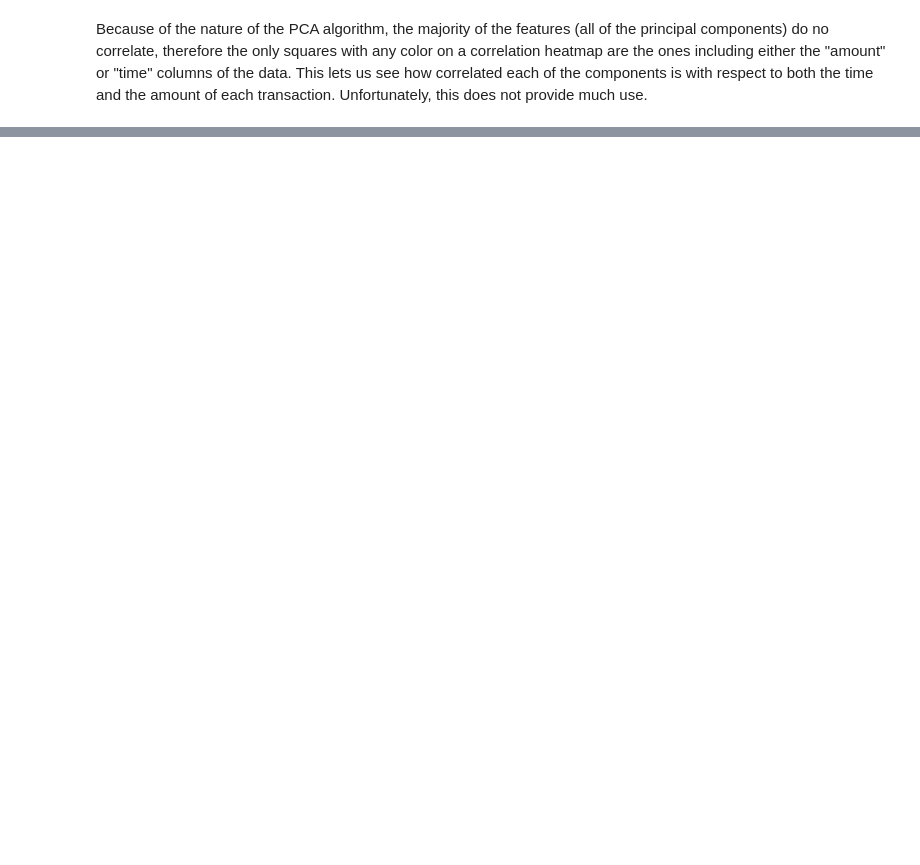
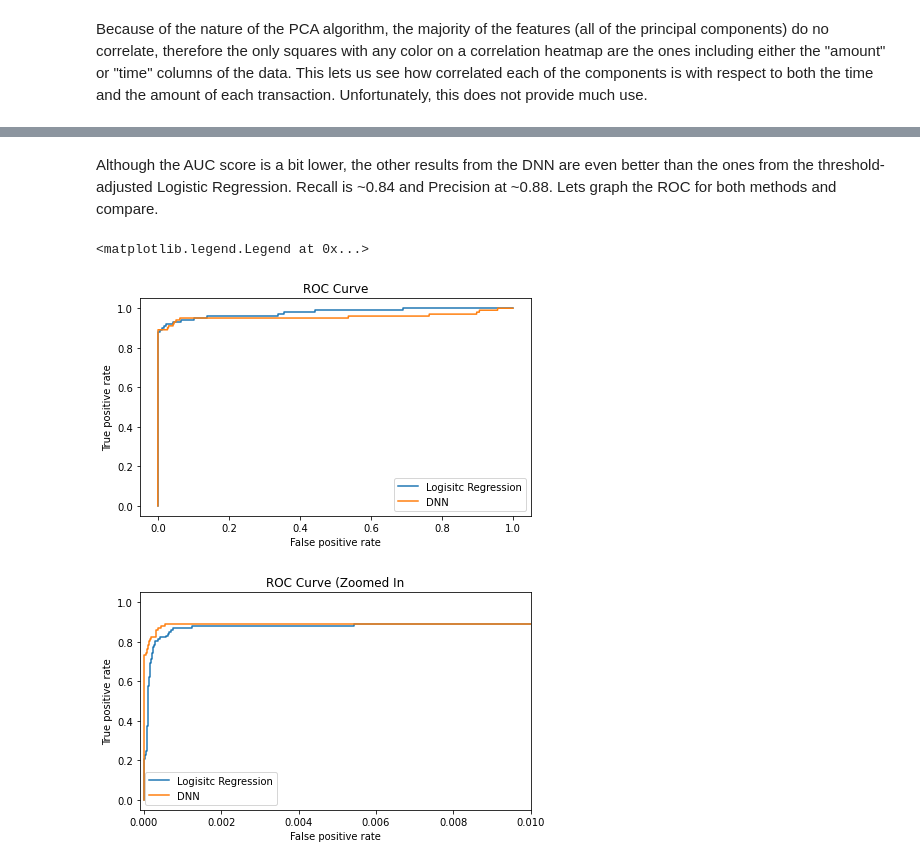
Before and after one commit to adelevski/machine-learning, a Jupyter notebook: CreditCardFraudDetection/log_reg-sklearn.ipynb, the cells around one changed output, grey strips where cells are left out. Saved outputs shown, nothing was run; the diff lists cells and outputs as text; code cells hidden in the pictures; blank space fills up the shorter version.

```diff
--- a/CreditCardFraudDetection/log_reg-sklearn.ipynb
+++ b/CreditCardFraudDetection/log_reg-sklearn.ipynb
@@ -168,0 +197,16 @@ Although the precision dropped a bit, the recall increased ~.2 from ~.59 to ~.79
+# %%
+# Using a DNN with 3 hidden layers (128, 64, 32), and tanh activation functions for each. Also 25% dropout to prevent overfitting.
+# Last layer needs to be able to classify between freud and non-fraud so it is left with a size of 1, sigmoid activation, and binary crossentropy is
+# chosen for the loss function.
+model = keras.Sequential()
+model.add(keras.layers.Dense(128, input_shape=(30,), activation='tanh'))
+model.add(keras.layers.Dropout(0.25))
+model.add(keras.layers.Dense(64, activation='tanh'))
+model.add(keras.layers.Dropout(0.25))
+model.add(keras.layers.Dense(32, activation='tanh'))
+model.add(keras.layers.Dropout(0.25))
+model.add(keras.layers.Dense(1, activation='sigmoid'))
+
+model.compile(optimizer='adam', loss='binary_crossentropy', metrics=[keras.metrics.AUC()])
+
+model.fit(X_train, y_train, epochs=30, batch_size=100)
@@ -168,0 +232,6 @@ Although the precision dropped a bit, the recall increased ~.2 from ~.59 to ~.79
+# %%
+# Since keras returns probabilities, we need to manually transform them into predictions
+# Setting threshold to default 50%
+
+tf_probs = model.predict(X_test)
+tf_preds = (tf_probs > 0.5).reshape(-1)*1
@@ -168,0 +258,26 @@ Although the precision dropped a bit, the recall increased ~.2 from ~.59 to ~.79
+# %% [markdown]
+Although the AUC score is a bit lower, the other results from the DNN are even better than the ones from the threshold-adjusted Logistic Regression. Recall is ~0.84 and Precision at ~0.88. Lets graph the ROC for both methods and compare.
+# %%
+# Taking a look at the ROC
+fpr_tf, tpr_tf, thresholds_tf = metrics.roc_curve(y_test, tf_probs, drop_intermediate=True)
+
+# with plt.xkcd() as style:
+plt.figure(figsize=(7,4))
+plt.plot(fpr, tpr, fpr_tf, tpr_tf)
+plt.title('ROC Curve')
+plt.xlabel('False positive rate')
+plt.ylabel('True positive rate')
+plt.legend(['Logisitc Regression', 'DNN'])
+
+
+plt.figure(figsize=(7,4))
+plt.plot(fpr, tpr, fpr_tf, tpr_tf)
+plt.xlim((-0.0001,0.01))
+plt.title('ROC Curve (Zoomed In')
+plt.xlabel('False positive rate')
+plt.ylabel('True positive rate')
+plt.legend(['Logisitc Regression', 'DNN'])
+# %% [output]
+<matplotlib.legend.Legend at 0x...>
+[figure, added]
+[figure, added]
```
Also changed, not shown: parts of 49 cells of this notebook.
